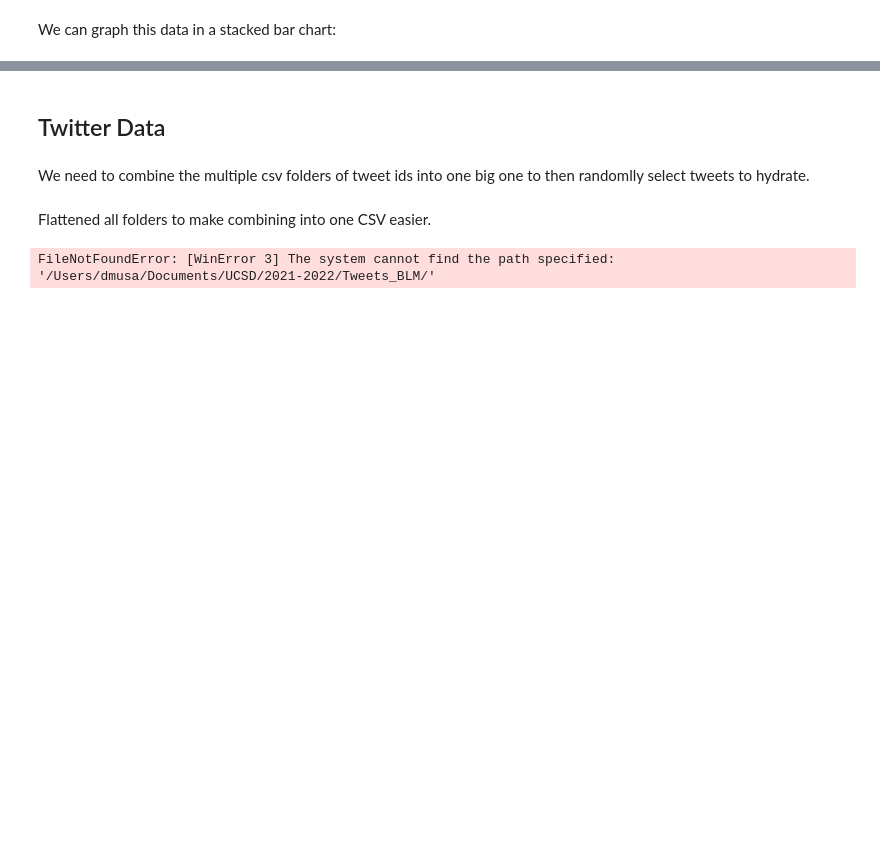
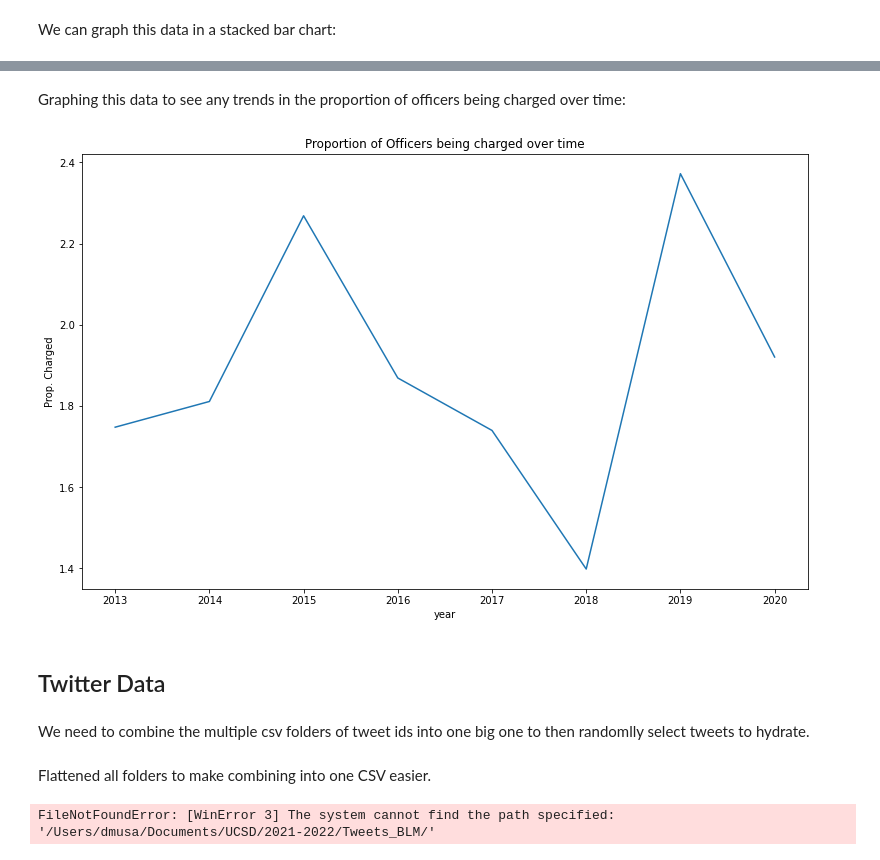
Before and after one commit to dowoma/DDS_BLM, a Jupyter notebook: DataCleaning-copy.ipynb, the cells around one changed output, grey strips where cells are left out. Drawn from its saved outputs; the diff is of its cells as text; code cells hidden in the pictures; blank space fills up the shorter version.

```diff
--- a/DataCleaning-copy.ipynb
+++ b/DataCleaning-copy.ipynb
@@ -258,4 +309,4 @@ plt.show()
 # %%
-if 'count' in mpv.columns:
-    mpv.drop('count', axis=1, inplace=True)
+# if 'count' in mpv.columns:
+#     mpv.drop('count', axis=1, inplace=True)
 # %% [markdown]
@@ -262,0 +314,6 @@ We can see how the Officer Charged variable behaves in comparison to changes in
+# %%
+# Temporarily adding a count column to help in making the pivot table. This will be dropped later.
+mpv['year'] = pd.DatetimeIndex(mpv['date']).year
+
+oc_by_time = mpv.groupby(['officer_charged', 'year']).count()
+oc_by_time
@@ -262,0 +344,4 @@ We can see how the Officer Charged variable behaves in comparison to changes in
+# %%
+obt_pvt_table = oc_by_time.pivot_table(index=['year'], columns='officer_charged', values='count', fill_value=0, aggfunc=np.sum)
+obt_pvt_table['Prop. Charged'] = 100 * obt_pvt_table['Charged'] / (obt_pvt_table['Charged'] + obt_pvt_table['Not Charged'] + obt_pvt_table['Unknown'])
+obt_pvt_table
@@ -263,3 +359,15 @@ We can see how the Officer Charged variable behaves in comparison to changes in
+# %% [markdown]
+Graphing this data to see any trends in the proportion of officers being charged over time:
+# %%
+plt.figure(figsize=(13, 8))
+
+prop_charged_vs_time = sns.lineplot(
+    data=obt_pvt_table,
+    x='year',
+    y="Prop. Charged",
+    ).set(title = "Proportion of Officers being charged over time")
+# %% [output]
+[figure, added]
 # %% [markdown]
 ## Twitter Data
 # %% [markdown]
```
Also changed, not shown: parts of 19 cells of this notebook.
